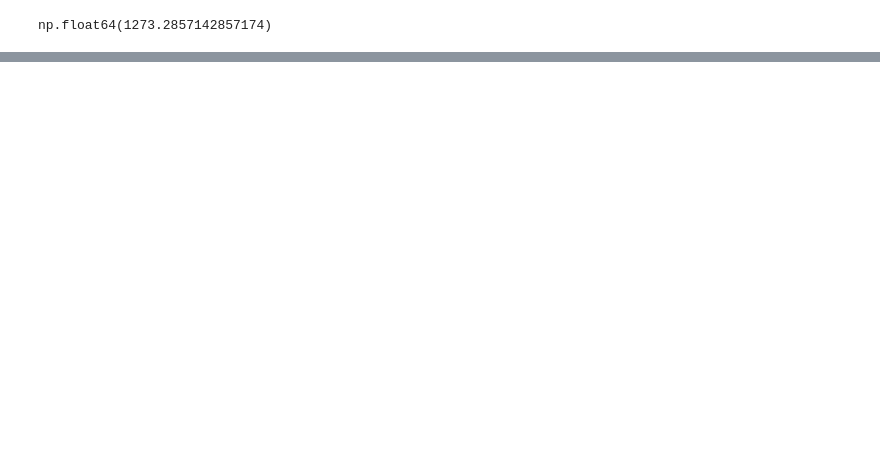
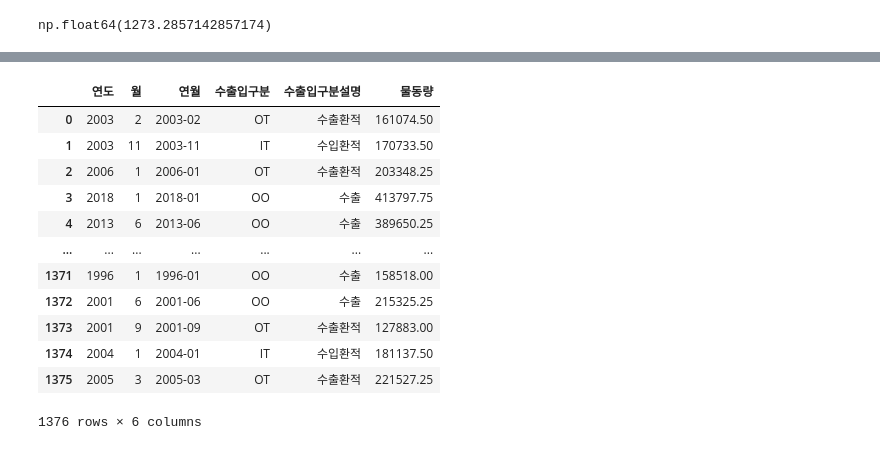
Before and after one commit to dorothy1088/smartport, a Jupyter notebook: regression.ipynb, the cells around one changed output, grey strips where cells are left out. Cells and saved outputs as stored; diff of their text form; code cells hidden in the pictures; blank space fills up the shorter version.

```diff
--- a/regression.ipynb
+++ b/regression.ipynb
@@ -103,0 +128,28 @@ np.float64(1273.2857142857174)
+# %%
+def load_dataset(filename):
+    BASE_DIR = './data'
+    EXTENSION = '.csv'
+    TARGET_PATH = f'{BASE_DIR}/{filename}{EXTENSION}'
+    try:
+        return pd.read_csv(TARGET_PATH)
+    except FileNotFoundError:
+        return None
+    except UnicodeDecodeError:
+        return pd.read_csv(TARGET_PATH, encoding='euc-kr')
+# %%
+df = load_dataset('물동량_예측')
+df
+# %% [output]
+|  | 연도 | 월 | 연월 | 수출입구분 | 수출입구분설명 | 물동량 |
+| 0 | 2003 | 2 | 2003-02 | OT | 수출환적 | 161074.50 |
+| 1 | 2003 | 11 | 2003-11 | IT | 수입환적 | 170733.50 |
+| 2 | 2006 | 1 | 2006-01 | OT | 수출환적 | 203348.25 |
+| 3 | 2018 | 1 | 2018-01 | OO | 수출 | 413797.75 |
+| 4 | 2013 | 6 | 2013-06 | OO | 수출 | 389650.25 |
+| ... | ... | ... | ... | ... | ... | ... |
+| 1371 | 1996 | 1 | 1996-01 | OO | 수출 | 158518.00 |
+| 1372 | 2001 | 6 | 2001-06 | OO | 수출 | 215325.25 |
+| 1373 | 2001 | 9 | 2001-09 | OT | 수출환적 | 127883.00 |
+| 1374 | 2004 | 1 | 2004-01 | IT | 수입환적 | 181137.50 |
+| 1375 | 2005 | 3 | 2005-03 | OT | 수출환적 | 221527.25 |
+1376 rows × 6 columns
```
Also changed, not shown: parts of 10 cells of this notebook, 1 other file.
